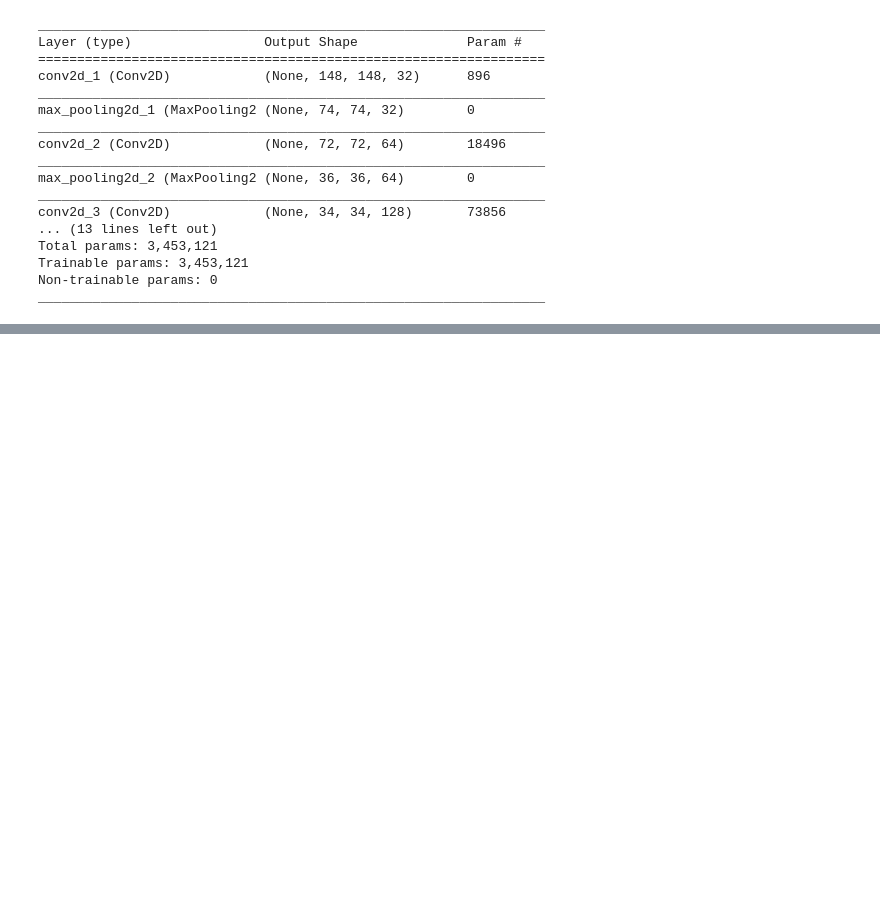
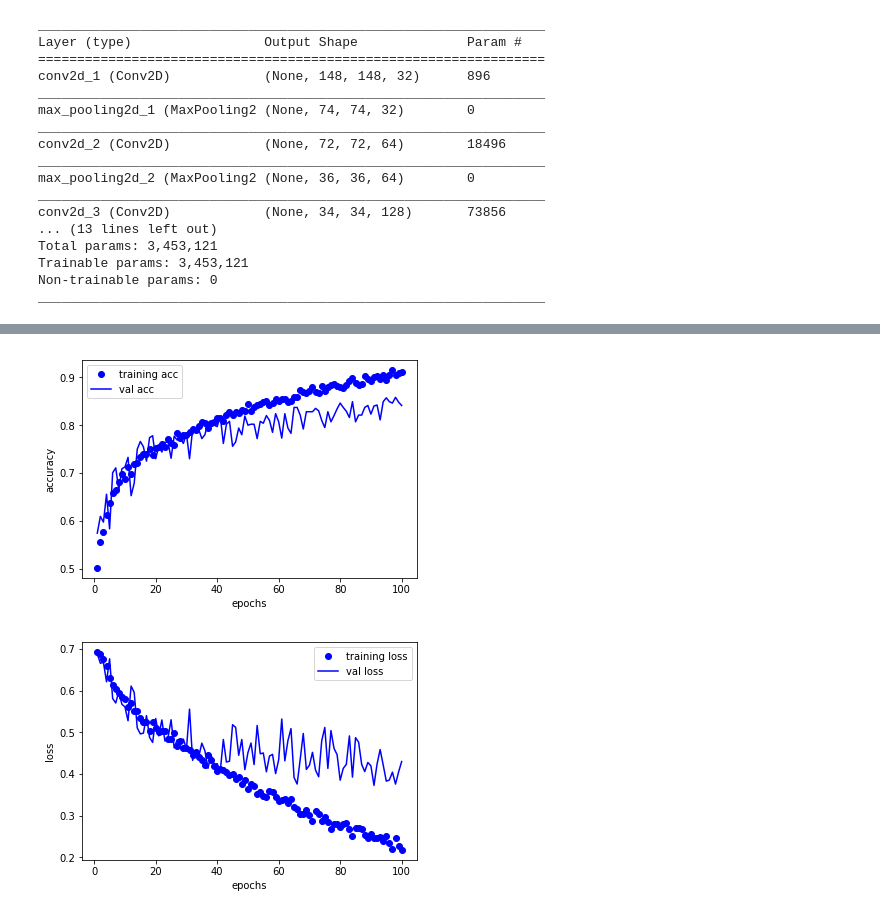
Before and after one commit to BrodaUa/fchollet_book_practice, a Jupyter notebook: chapter_5.ipynb, the cells around one changed output, grey strips where cells are left out. Drawn from its saved outputs; the diff is of its cells as text; code cells hidden in the pictures; blank space fills up the shorter version.

```diff
--- a/chapter_5.ipynb
+++ b/chapter_5.ipynb
@@ -133,0 +277,28 @@ model.fit_generator(train_generator, steps_per_epoch=125, epochs=30, validation_
+# %%
+model = Sequential()
+
+model.add(Conv2D(16, (3,3), activation='relu', input_shape=(150,150,3))) #148
+model.add(Conv2D(32, (3,3), activation='relu', input_shape=(150,150,3))) #146
+model.add(MaxPooling2D()) #73
+
+model.add(Conv2D(64, (3,3), activation='relu')) #71
+model.add(Conv2D(64, (3,3), activation='relu')) #68
+model.add(MaxPooling2D()) #34
+
+model.add(Conv2D(128, (3,3), activation='relu')) #32
+model.add(Conv2D(128, (3,3), activation='relu')) #30
+model.add(MaxPooling2D()) #15
+
+model.add(Conv2D(256, (3,3), activation='relu')) #13
+model.add(MaxPooling2D()) #6
+model.add(Flatten())
+
+model.add(Dropout(0.5))
+model.add(Dense(512, activation='relu'))
+model.add(Dropout(0.5))
+model.add(Dense(256, activation='relu'))
+
+model.add(Dense(1, activation='sigmoid'))
+
+model.compile(optimizer=optimizers.Adam(lr=1e-4), loss='binary_crossentropy', metrics=['acc'])
+model.summary()
@@ -133,0 +323,2 @@ model.fit_generator(train_generator, steps_per_epoch=125, epochs=30, validation_
+# %%
+hist_custom=model.fit_generator(train_generator,steps_per_epoch=100,epochs=100,validation_data=val_generator,validation_steps=50)
@@ -133,0 +343,5 @@ model.fit_generator(train_generator, steps_per_epoch=125, epochs=30, validation_
+# %%
+plot_history(hist_custom.history)
+# %% [output]
+[figure, added]
+[figure, added]
```
Also changed, not shown: parts of 21 cells of this notebook, 4 other files.
